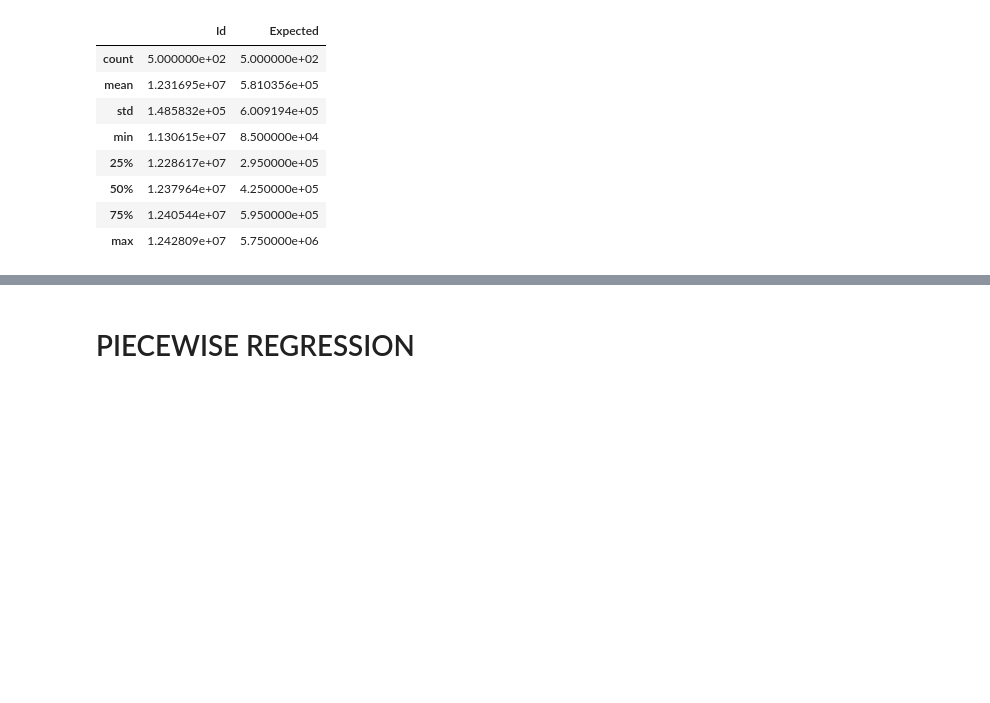
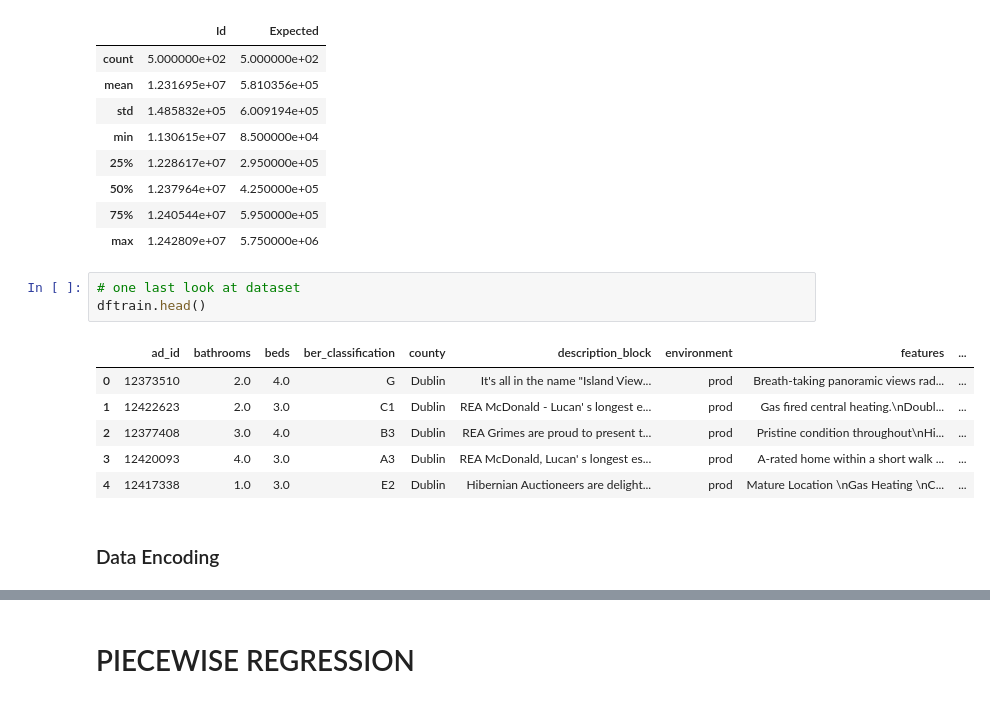
Before and after one commit to tomkeane07/AI-Projects-UL, a Jupyter notebook: semester3/MachineLearningApplications/PiecewiseRegression/Etivity2_20214537.ipynb, the cells around one changed output, grey strips where cells are left out. Cells and saved outputs as stored; diff of their text form; blank space fills up the shorter version.

```diff
--- a/semester3/MachineLearningApplications/PiecewiseRegression/Etivity2_20214537.ipynb
+++ b/semester3/MachineLearningApplications/PiecewiseRegression/Etivity2_20214537.ipynb
@@ -176,3 +179,15 @@ dfcost.describe()
 | 50% | 1.237964e+07 | 4.250000e+05 |
 | 75% | 1.240544e+07 | 5.950000e+05 |
 | max | 1.242809e+07 | 5.750000e+06 |
+# %%
+# one last look at dataset
+dftrain.head()
+# %% [output]
+|  | ad_id | bathrooms | beds | ber_classification | county | description_block | environment | features | ... |
+| 0 | 12373510 | 2.0 | 4.0 | G | Dublin | It's all in the name "Island View... | prod | Breath-taking panoramic views rad... | ... |
+| 1 | 12422623 | 2.0 | 3.0 | C1 | Dublin | REA McDonald - Lucan' s longest e... | prod | Gas fired central heating.\nDoubl... | ... |
+| 2 | 12377408 | 3.0 | 4.0 | B3 | Dublin | REA Grimes are proud to present t... | prod | Pristine condition throughout\nHi... | ... |
+| 3 | 12420093 | 4.0 | 3.0 | A3 | Dublin | REA McDonald, Lucan' s longest es... | prod | A-rated home within a short walk ... | ... |
+| 4 | 12417338 | 1.0 | 3.0 | E2 | Dublin | Hibernian Auctioneers are delight... | prod | Mature Location \nGas Heating \nC... | ... |
+# %% [markdown]
+### Data Encoding
```
Also changed, not shown: parts of 9 cells of this notebook.
